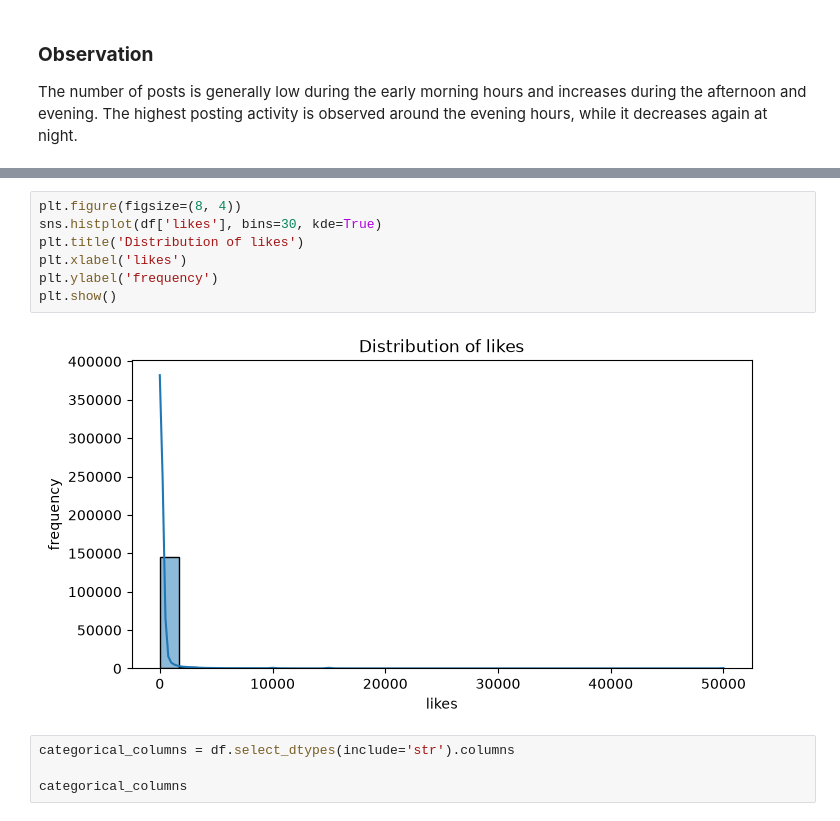
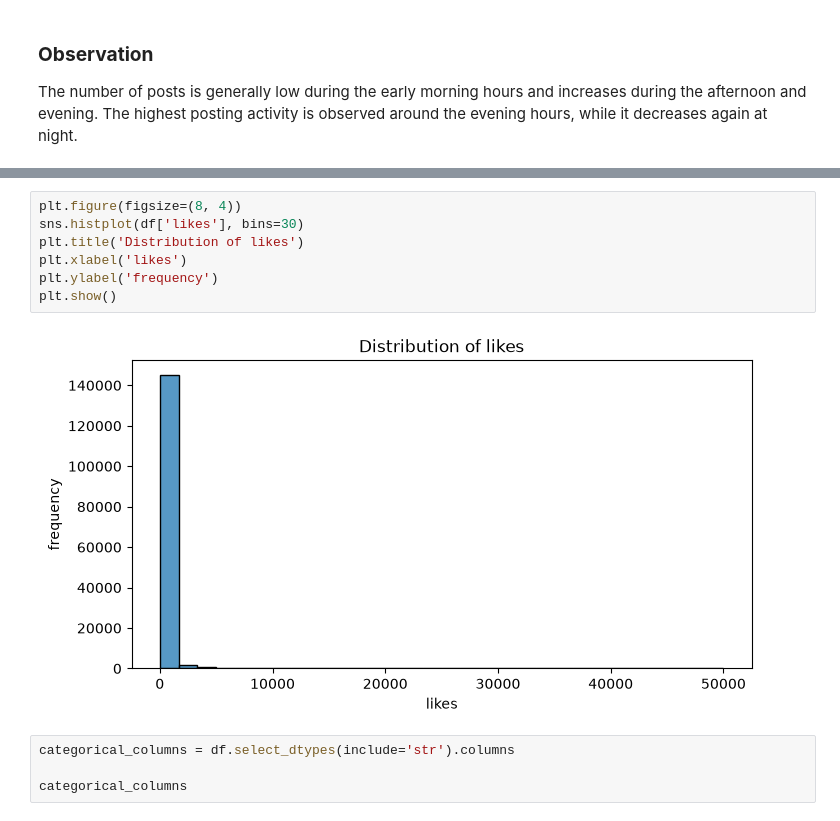
Before and after one commit to Jitendra-sahu70/MLCOE_Task_3, a Jupyter notebook: EDA.ipynb, the cells around one changed output, grey strips where cells are left out. Drawn from its saved outputs; the diff is of its cells as text.

```diff
--- a/EDA.ipynb
+++ b/EDA.ipynb
@@ -178,12 +178,12 @@ plt.show()
 # %%
 plt.figure(figsize=(8, 4))
-sns.histplot(df['likes'], bins=30, kde=True)
+sns.histplot(df['likes'], bins=30)
 plt.title('Distribution of likes')
 plt.xlabel('likes')
 plt.ylabel('frequency')
 plt.show()
 # %% [output]
-[figure, old version]
+[figure, new version]
 # %%
 categorical_columns = df.select_dtypes(include='str').columns
 
```
Also changed, not shown: parts of 5 cells of this notebook, 1 other file.
